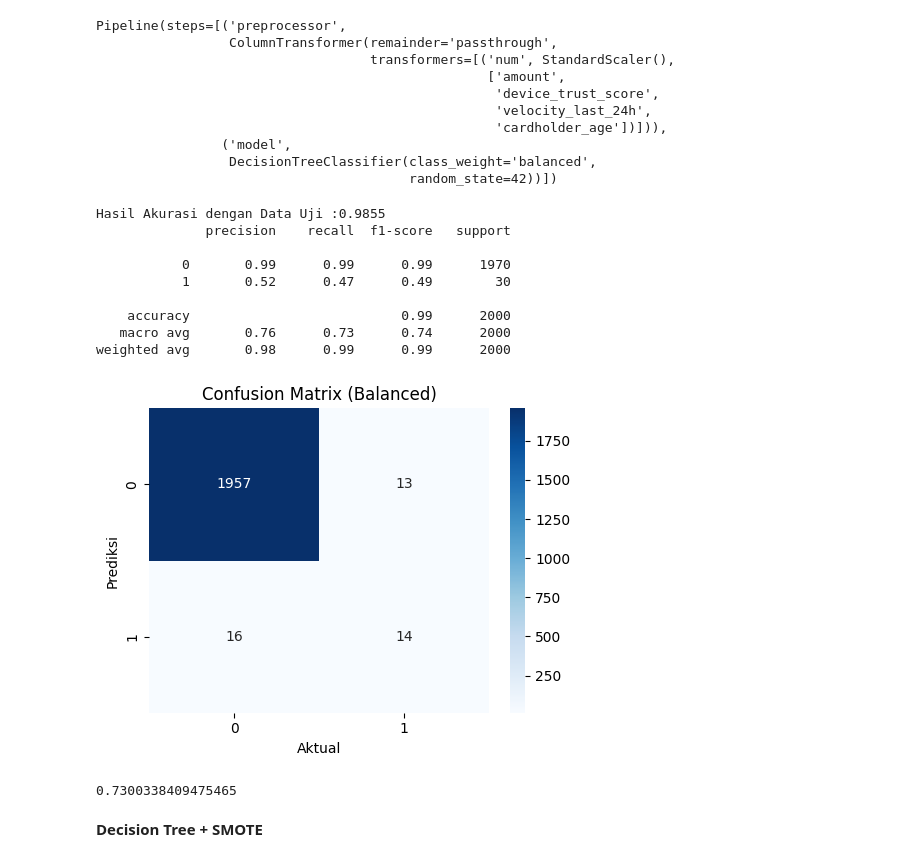
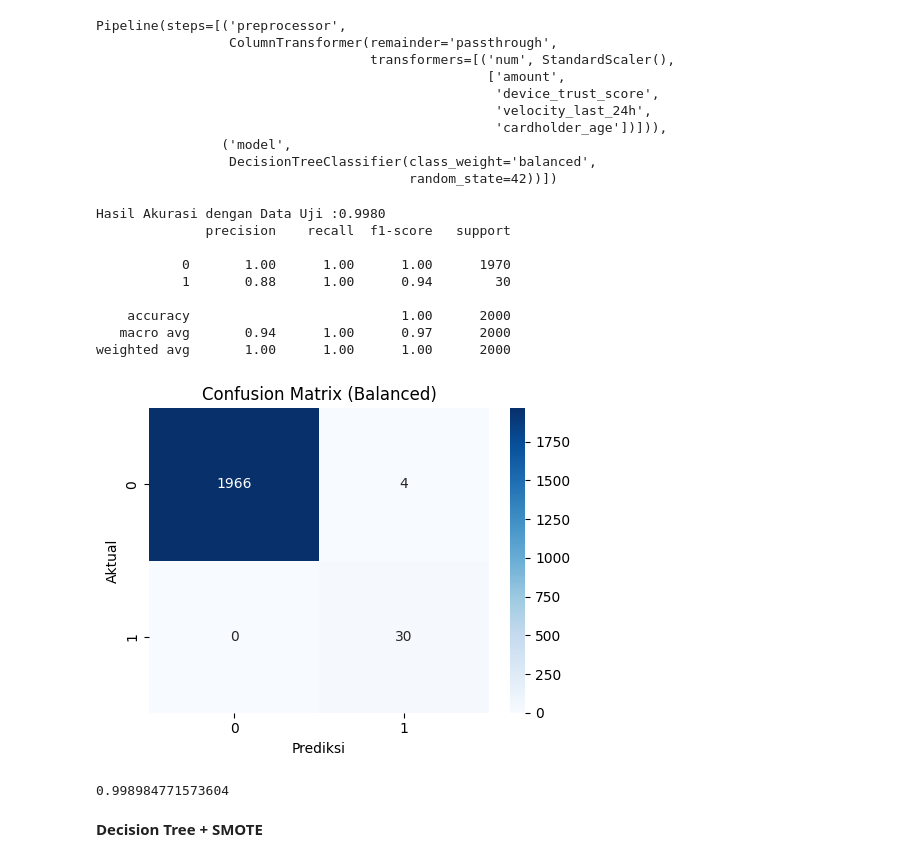
Before and after one commit to andiubaid09/Credit-Card-Fraud-Detection, a Jupyter notebook: notebooks/02_Decision_Tree_CCFD.ipynb, the cells around one changed output. Drawn from its saved outputs; the diff is of its cells as text; code cells hidden in the pictures.

```diff
--- a/notebooks/02_Decision_Tree_CCFD.ipynb
+++ b/notebooks/02_Decision_Tree_CCFD.ipynb
@@ -80,7 +80,7 @@ dtype: float64
 import numpy as np
 
 df['hour_sin'] = np.sin(2 * np.pi * df['transaction_hour']/24)
-df['hour_cos'] = np.sin(2 * np.pi * df['transaction_hour']/24)
+df['hour_cos'] = np.cos(2 * np.pi * df['transaction_hour']/24)
 # %%
 df.columns
 # %% [output]
@@ -215,32 +234,32 @@ accuracy_balanced = accuracy_score(y_test, y_pred_balanced)
 print(f"Hasil Akurasi dengan Data Uji :{accuracy_balanced:.4f}")
 print(classification_report(y_test, y_pred_balanced))
 # %% [output]
-Hasil Akurasi dengan Data Uji :0.9855
+Hasil Akurasi dengan Data Uji :0.9980
               precision    recall  f1-score   support
 
-           0       0.99      0.99      0.99      1970
-           1       0.52      0.47      0.49        30
+           0       1.00      1.00      1.00      1970
+           1       0.88      1.00      0.94        30
 
-    accuracy                           0.99      2000
-   macro avg       0.76      0.73      0.74      2000
-weighted avg       0.98      0.99      0.99      2000
+    accuracy                           1.00      2000
+   macro avg       0.94      1.00      0.97      2000
+weighted avg       1.00      1.00      1.00      2000
 # %%
 cm_balanced = confusion_matrix(y_test, y_pred_balanced)
 plt.figure(figsize=(5,4))
 sns.heatmap(cm_balanced, annot=True, fmt='d', cmap='Blues')
 plt.title('Confusion Matrix (Balanced)')
-plt.xlabel('Aktual')
-plt.ylabel('Prediksi')
+plt.xlabel('Prediksi')
+plt.ylabel('Aktual')
 plt.tight_layout()
 plt.show()
 # %% [output]
-[figure, old version]
+[figure, new version]
 # %%
 y_prob_balanced = balanced_pipeline.predict_proba(X_test)[:,1]
 roc_auc_balanced = roc_auc_score(y_test, y_prob_balanced)
 print(roc_auc_balanced)
 # %% [output]
-0.7300338409475465
+0.998984771573604
 # %% [markdown]
 **Decision Tree + SMOTE**
 # %%
```
Also changed, not shown: parts of 17 cells of this notebook, 9 other files.
